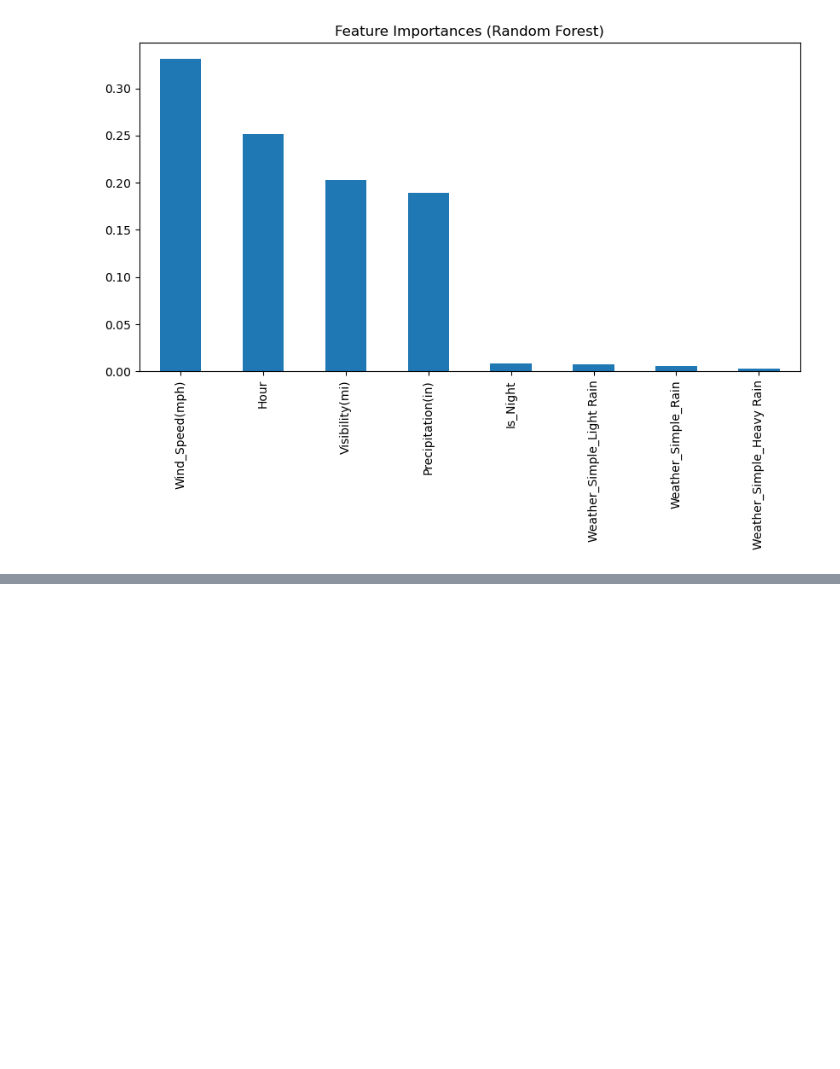
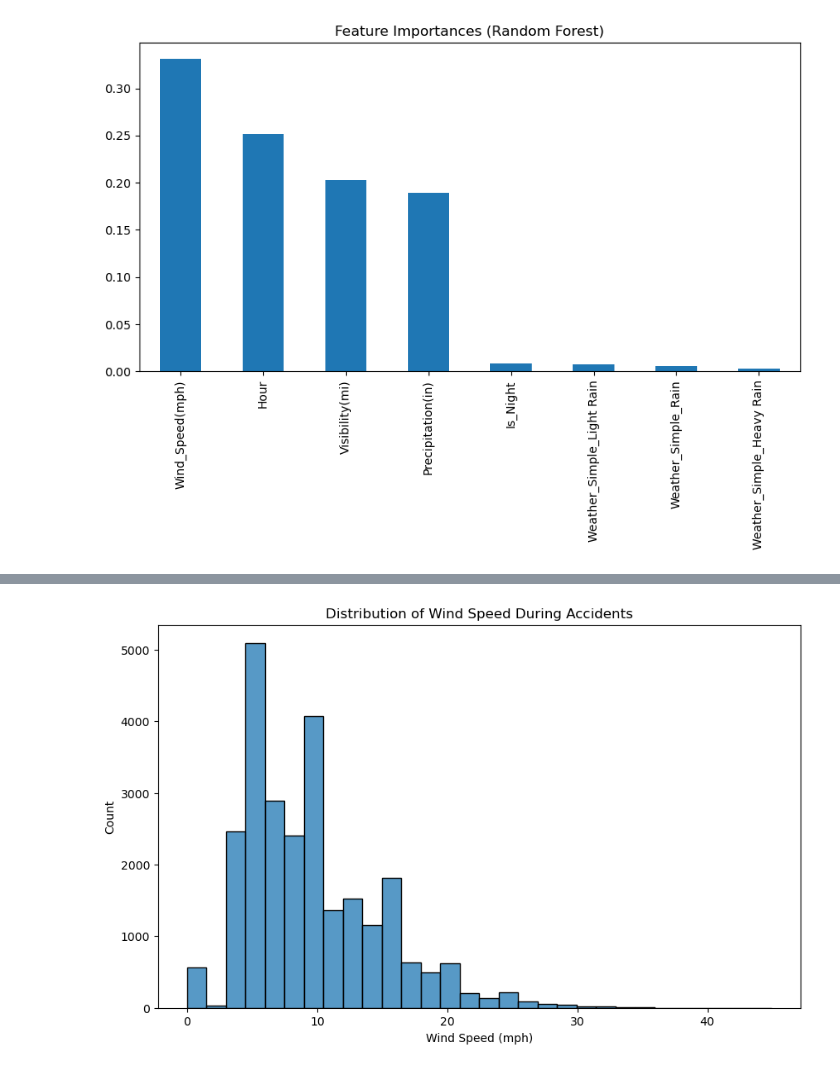
Before and after one commit to adriankUSA/portfolio, a Jupyter notebook: us_crashes_ml/us_accidents.ipynb, the cells around one changed output, grey strips where cells are left out. Saved outputs shown, nothing was run; the diff lists cells and outputs as text; code cells hidden in the pictures; blank space fills up the shorter version.

```diff
--- a/us_crashes_ml/us_accidents.ipynb
+++ b/us_crashes_ml/us_accidents.ipynb
@@ -934,0 +1021,9 @@ Alas, I was correct. We slightly improved our
+# %%
+plt.figure(figsize=(10,6))
+sns.histplot(us_accidents["Wind_Speed(mph)"], bins=30)
+plt.title("Distribution of Wind Speed During Accidents")
+plt.xlabel("Wind Speed (mph)")
+plt.ylabel("Count")
+plt.show()
+# %% [output]
+[figure, added]
```
Also changed, not shown: parts of 15 cells of this notebook, 2 other files.
